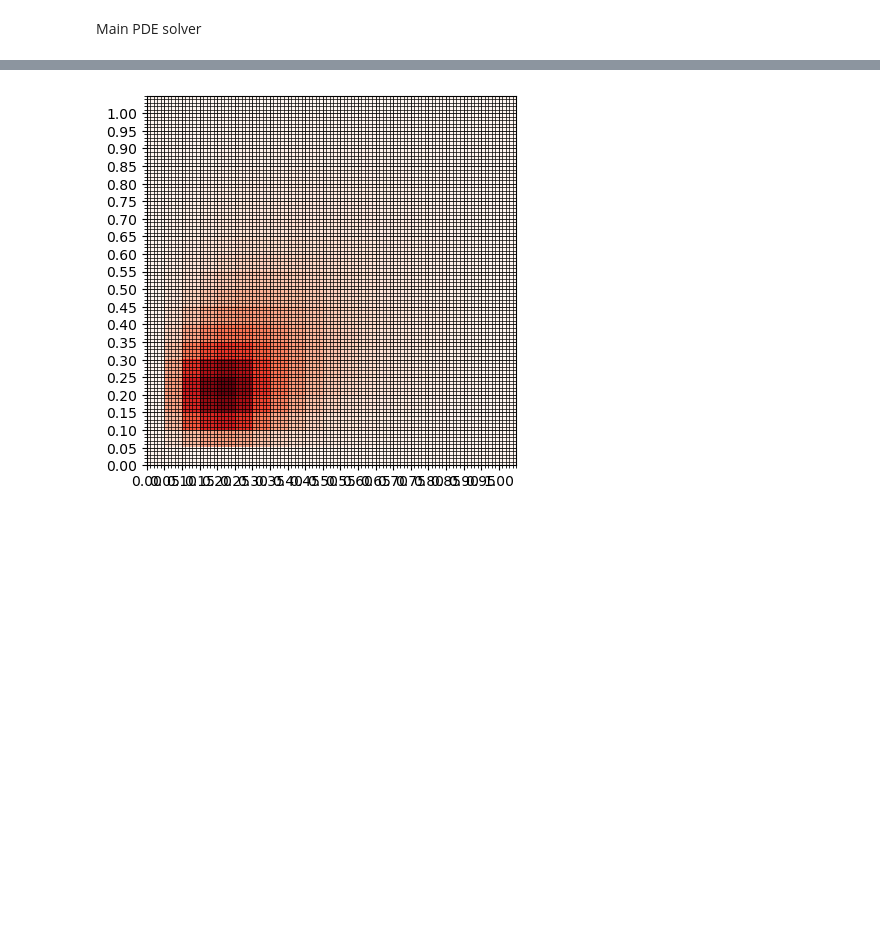
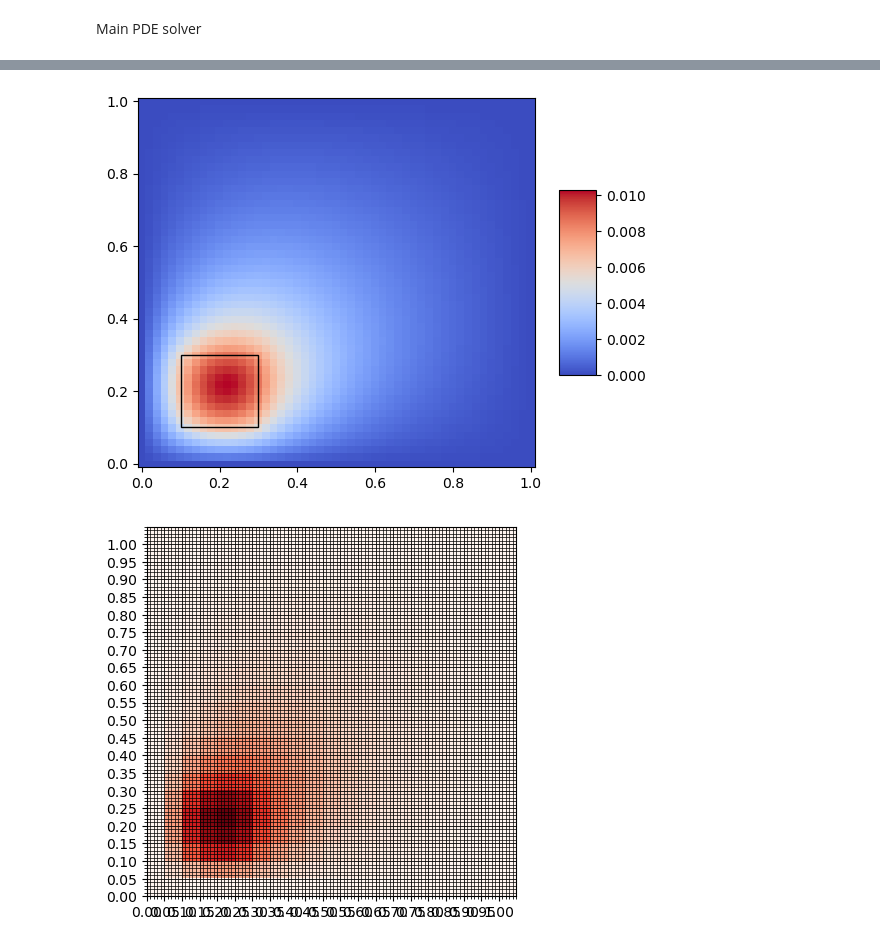
Before and after one commit to RFurze/ScientificComputing, a Jupyter notebook: Assignment2_2.ipynb, the cells around one changed output, grey strips where cells are left out. Drawn from its saved outputs; the diff is of its cells as text; code cells hidden in the pictures; blank space fills up the shorter version.

```diff
--- a/Assignment2_2.ipynb
+++ b/Assignment2_2.ipynb
@@ -308,3 +310,35 @@ plt.show()
+# %%
+import matplotlib.pyplot as plt
+import numpy as np
+
+from matplotlib import cm
+from matplotlib.ticker import LinearLocator
+import matplotlib.patches as patches
+
+fig, ax = plt.subplots()
+
+# Make data.
+X = np.arange(0., 1.+h, h)
+Y = np.arange(0., 1.+h, h)
+X, Y = np.meshgrid(X, Y)
+Z = sol.reshape(int(1./h+1),int(1./h+1))
+
+# Plot the surface.
+surf = ax.pcolor(X, Y, Z, cmap=cm.coolwarm,
+                       linewidth=0, antialiased=False)
+
+# Create a Rectangle patch
+rect = patches.Rectangle((0.1, 0.1), 0.2, 0.2, linewidth=1, edgecolor='k', facecolor='none')
+
+# Add the patch to the Axes
+ax.add_patch(rect)
+
+# Add a color bar which maps values to colors.
+fig.colorbar(surf, shrink=0.5, aspect=5)
+
+plt.show()
+# %% [output]
+[figure, added]
 # %%
 import matplotlib.pyplot as plt
 import numpy as np
```
Also changed, not shown: parts of 3 cells of this notebook.
